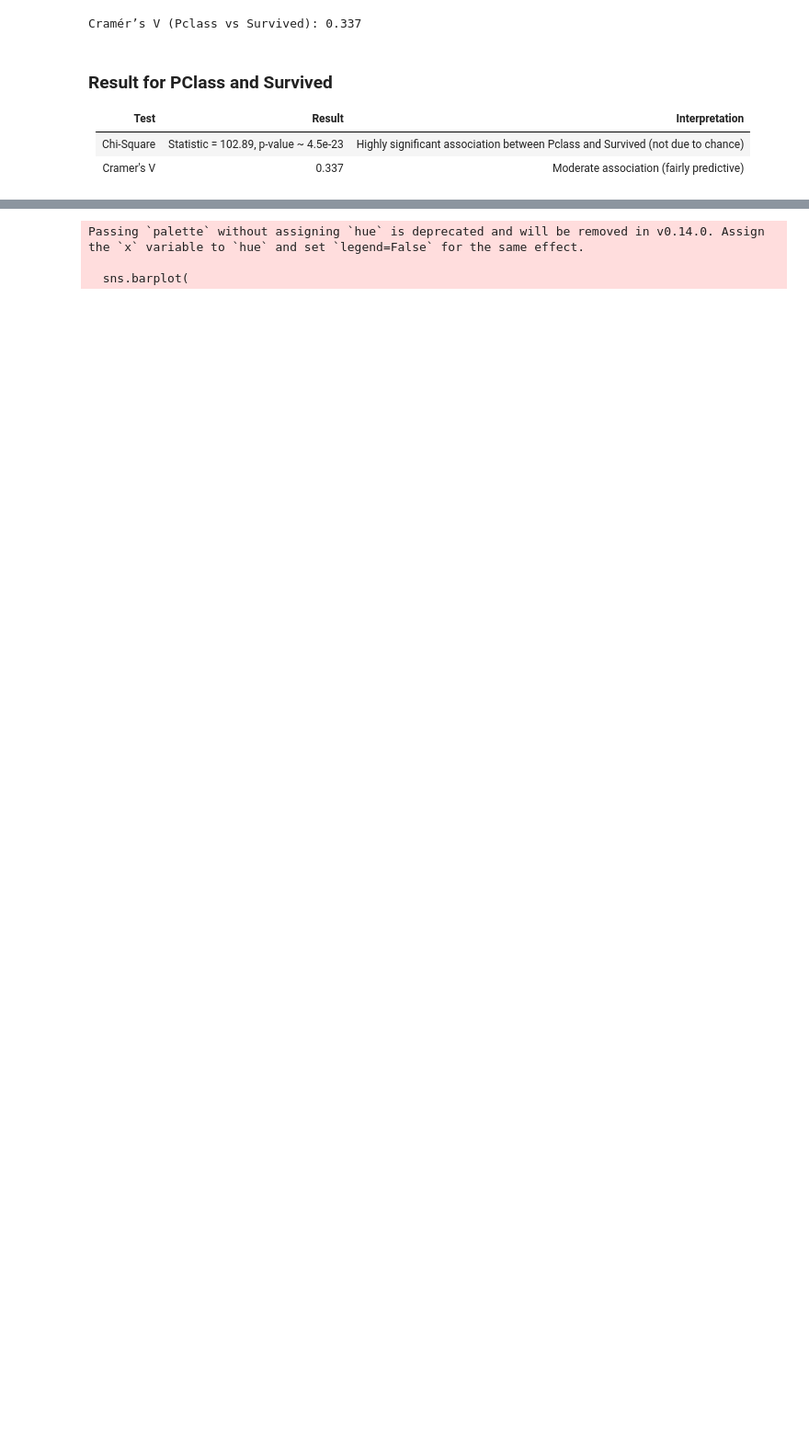
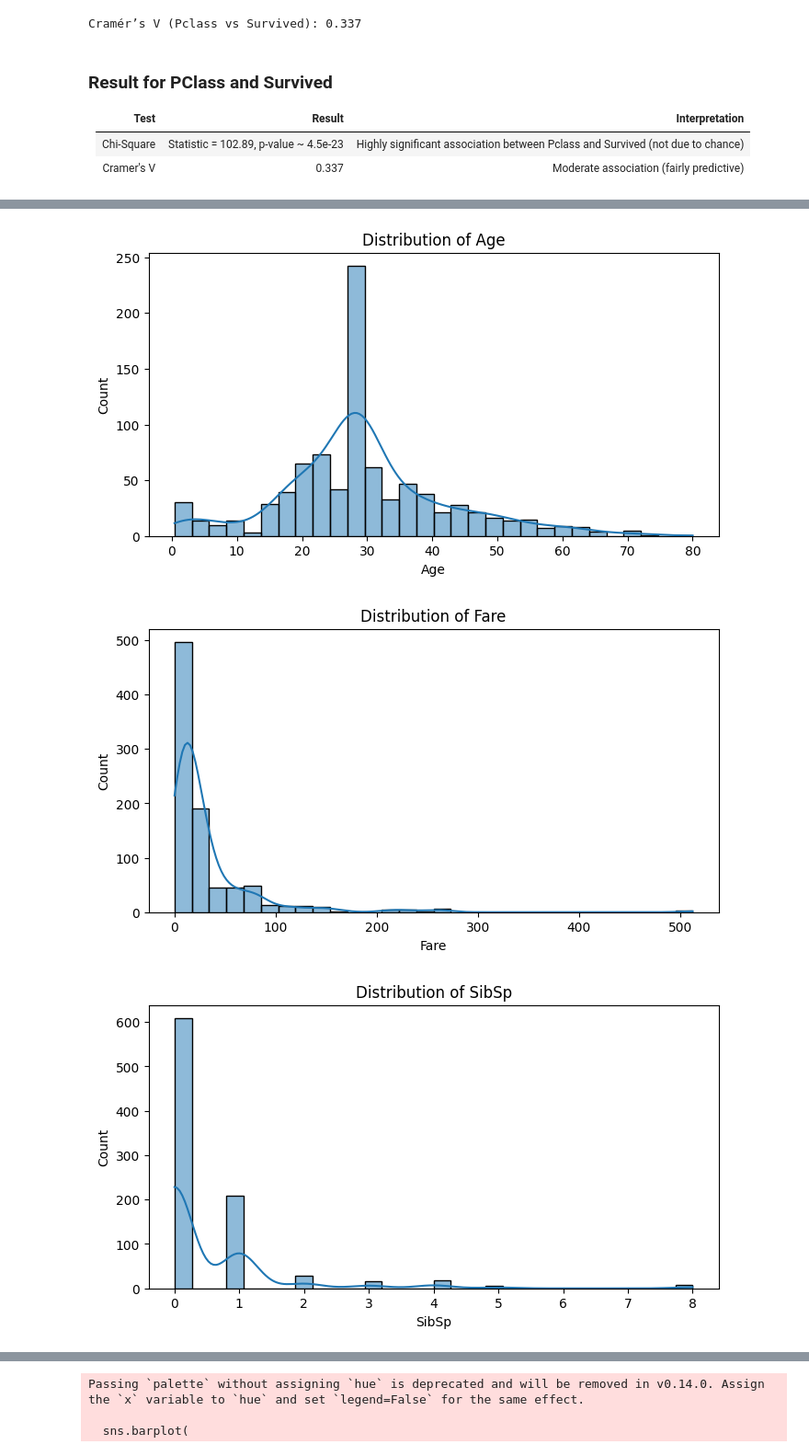
Before and after one commit to evan-gloria/titanic-survival-prediction, a Jupyter notebook: notebooks/Titanic_EDA.ipynb, the cells around one changed output, grey strips where cells are left out. Shown at 92% size. Cells and saved outputs as stored; diff of their text form; code cells hidden in the pictures; blank space fills up the shorter version.

```diff
--- a/notebooks/Titanic_EDA.ipynb
+++ b/notebooks/Titanic_EDA.ipynb
@@ -13,7 +10,10 @@ Matplotlib is building the font cache; this may take a moment.
 # %%
 
-train = pd.read_csv(os.path.join(os.pardir,"data","train.csv"))
+train_raw = pd.read_csv(os.path.join(os.pardir,"data","train.csv"))
 test = pd.read_csv(os.path.join(os.pardir,"data","test.csv"))
+
+# Create a pre-process copy of the train dataset
+train = train_raw.copy()
 
 # Quick look at data
 train.head()
@@ -244,0 +388,13 @@ print(list(set(train_pre_processed.columns.tolist()) - set(categorical_columns))
+# %%
+# Check if Age is a whole number or has decimals
+
+decimal_count = (train_raw['Age'] % 1 != 0).sum()
+print(f"There are {decimal_count} Age values with decimals.")
+
+# Apply dummy median value on missing age
+train['Age'] = train.groupby(['Sex'])['Age'].transform(
+    lambda x: x.fillna(x.median())
+)
+
+# Rerun the check
+train[['Age', 'Fare', 'SibSp', 'Parch']].isnull().sum()
@@ -244,0 +443,12 @@ print(list(set(train_pre_processed.columns.tolist()) - set(categorical_columns))
+# %%
+num_features = ['Age', 'Fare', 'SibSp', 'Parch']
+
+for feature in num_features:
+    plt.figure(figsize=(8,4))
+    sns.histplot(train[feature].dropna(), kde=True, bins=30)
+    plt.title(f'Distribution of {feature}')
+    plt.show()
+# %% [output]
+[figure, added]
+[figure, added]
+[figure, added]
```
Also changed, not shown: parts of 39 cells of this notebook.
